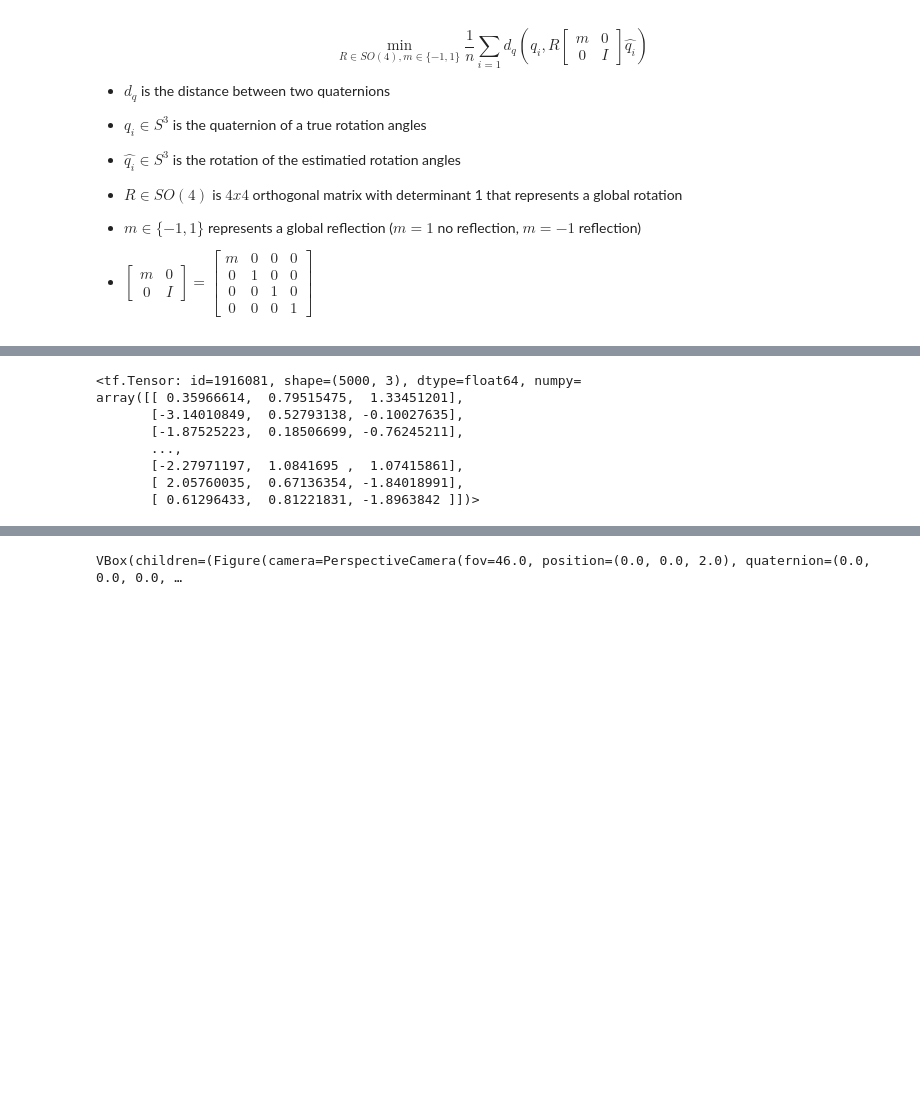
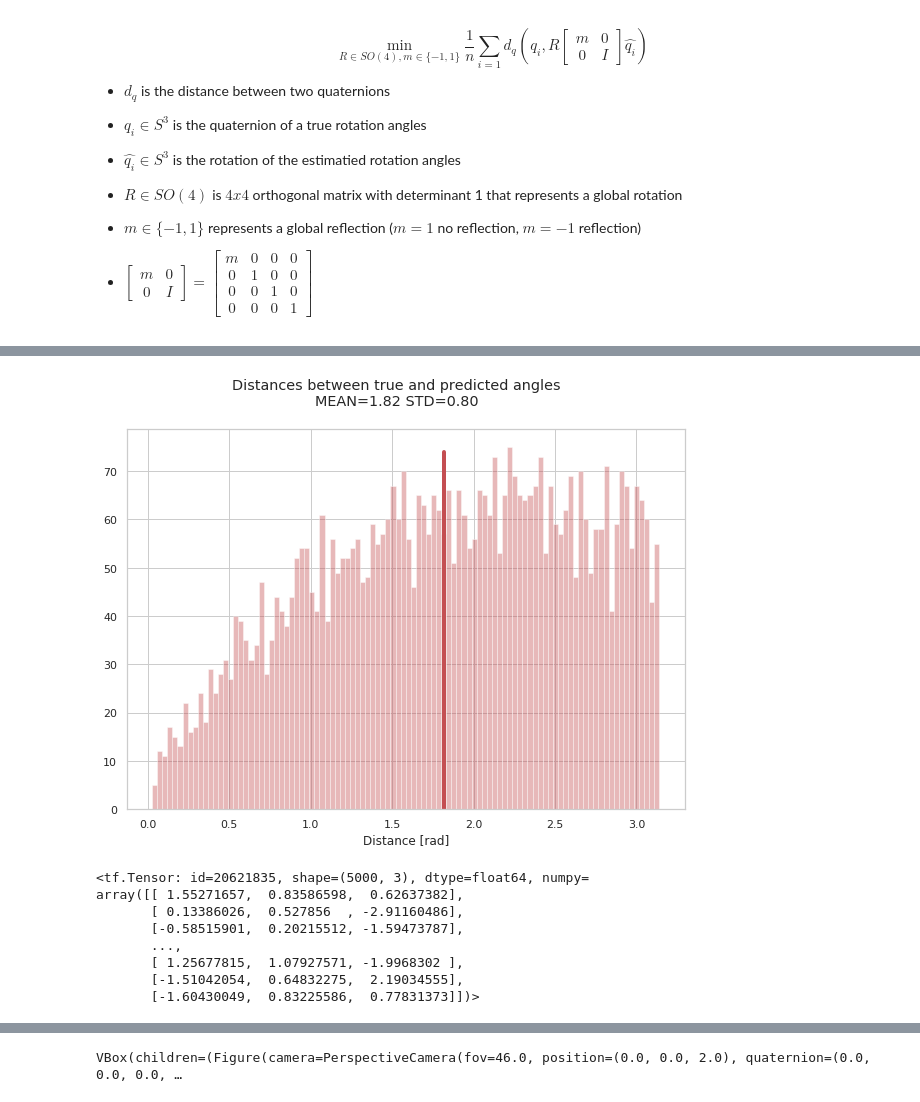
Before and after one commit to JelenaBanjac/protein-reconstruction, a Jupyter notebook: notebooks/1-phase1/angle_alignment_Quaternions.ipynb, the cells around one changed output, grey strips where cells are left out. Drawn from its saved outputs; the diff is of its cells as text; code cells hidden in the pictures; blank space fills up the shorter version.

Commit message:
add distances count for symmetric protein

```diff
--- a/notebooks/1-phase1/angle_alignment_Quaternions.ipynb
+++ b/notebooks/1-phase1/angle_alignment_Quaternions.ipynb
@@ -288,15 +292,19 @@ from cryoem.quaternions import quaternion2euler
 # TODO: put checks form RM
 # TODO: checks for update_angles
 # TODO; add alignment tests with different angles
+# %%
+plot_distances_count(ap, angles_true)
+# %% [output]
+[figure, added]
 # %%
-mat = rotate_angles(m, rotation, ap, rtype="angle")
+mat = update_angles(m, rotation, ap)
 mat
 # %% [output]
-<tf.Tensor: id=1916081, shape=(5000, 3), dtype=float64, numpy=
-array([[ 0.35966614,  0.79515475,  1.33451201],
-       [-3.14010849,  0.52793138, -0.10027635],
-       [-1.87525223,  0.18506699, -0.76245211],
+<tf.Tensor: id=20621835, shape=(5000, 3), dtype=float64, numpy=
+array([[ 1.55271657,  0.83586598,  0.62637382],
+       [ 0.13386026,  0.527856  , -2.91160486],
+       [-0.58515901,  0.20215512, -1.59473787],
        ...,
-       [-2.27971197,  1.0841695 ,  1.07415861],
-       [ 2.05760035,  0.67136354, -1.84018991],
-       [ 0.61296433,  0.81221831, -1.8963842 ]])>
+       [ 1.25677815,  1.07927571, -1.9968302 ],
+       [-1.51042054,  0.64832275,  2.19034555],
+       [-1.60430049,  0.83225586,  0.77831373]])>
```
Also changed, not shown: parts of 13 cells of this notebook, 1 other file.
